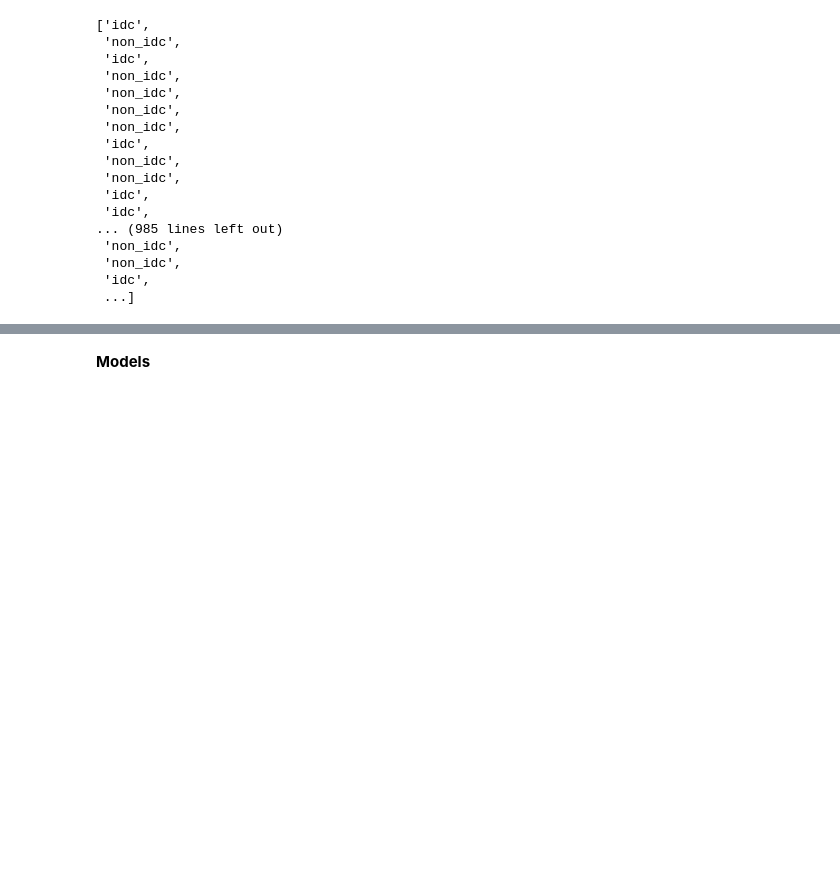
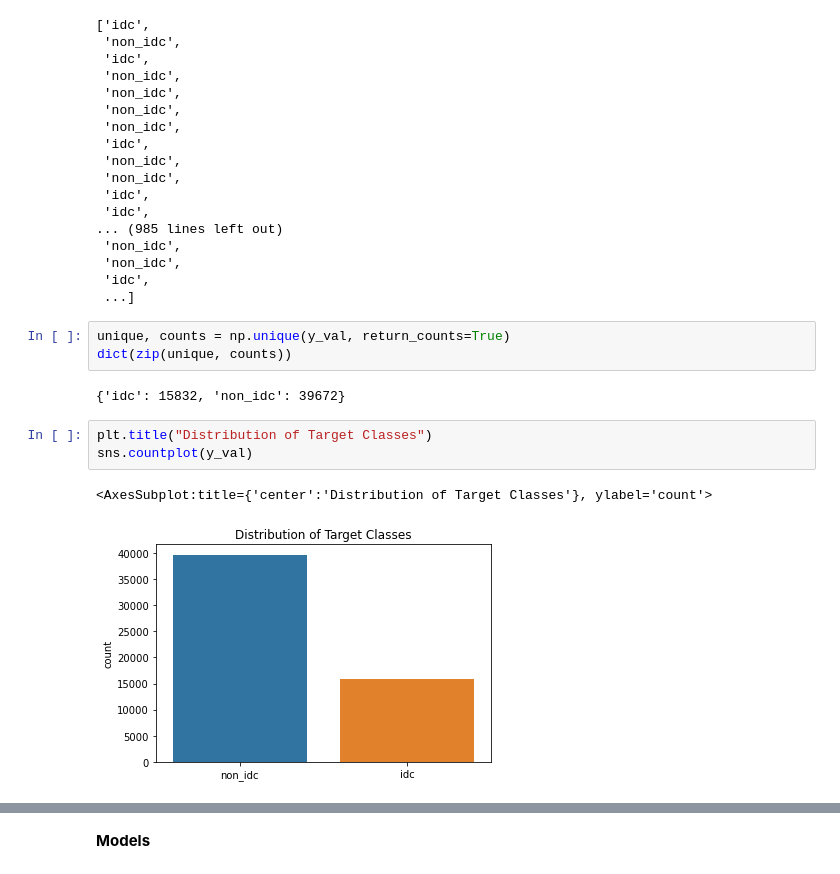
Before and after one commit to Shredder42/breast_cancer_histopathology, a Jupyter notebook: import_and_model.ipynb, the cells around one changed output, grey strips where cells are left out. Cells and saved outputs as stored; diff of their text form; blank space fills up the shorter version.

```diff
--- a/import_and_model.ipynb
+++ b/import_and_model.ipynb
@@ -133,6 +117,17 @@ y_val
  'non_idc',
  'idc',
  ...]
+# %%
+unique, counts = np.unique(y_val, return_counts=True)
+dict(zip(unique, counts))
+# %% [output]
+{'idc': 15832, 'non_idc': 39672}
+# %%
+plt.title("Distribution of Target Classes")
+sns.countplot(y_val)
+# %% [output]
+<AxesSubplot:title={'center':'Distribution of Target Classes'}, ylabel='count'>
+[figure, added]
 # %%
 plt.figure(figsize=(10, 10))
 for images, labels in val_ds.take(1):
```
Also changed, not shown: parts of 31 cells of this notebook.
